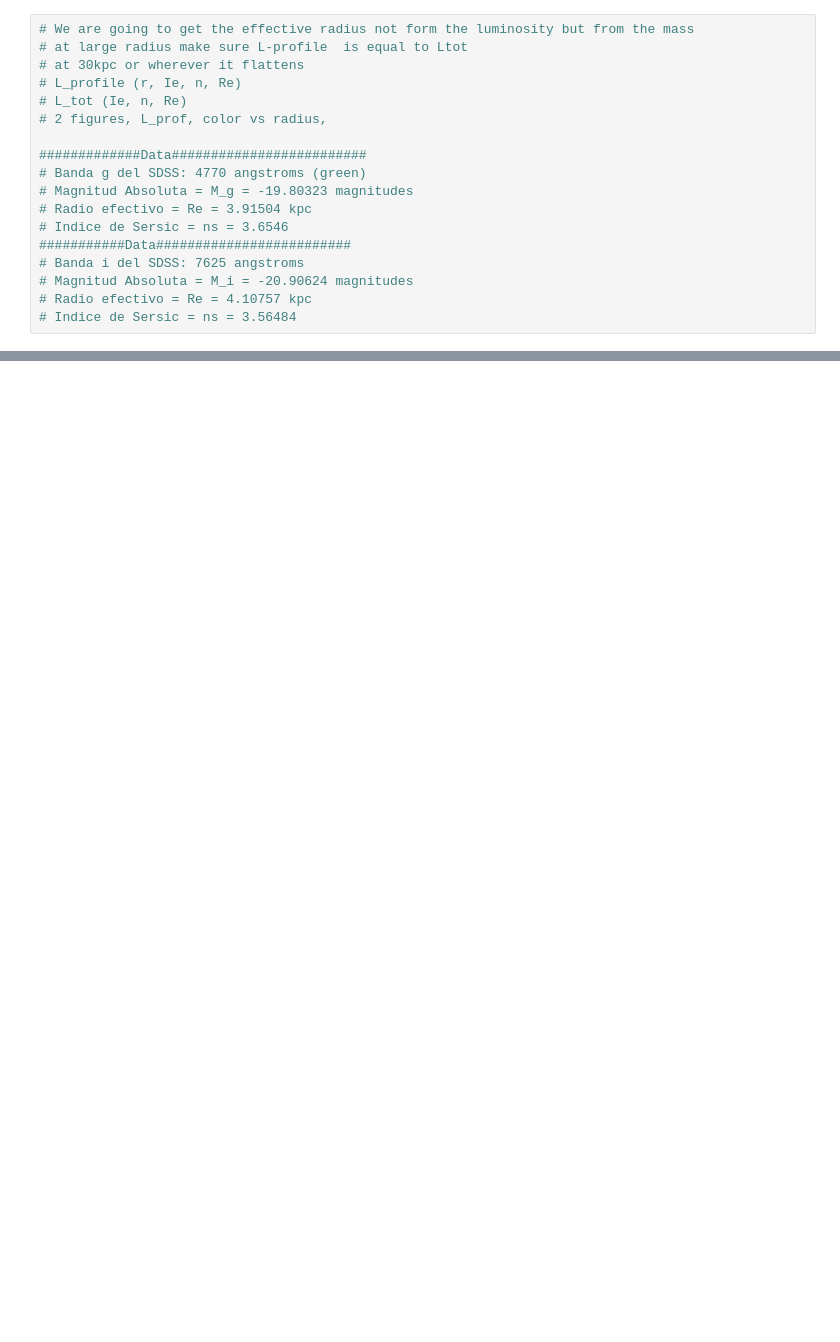
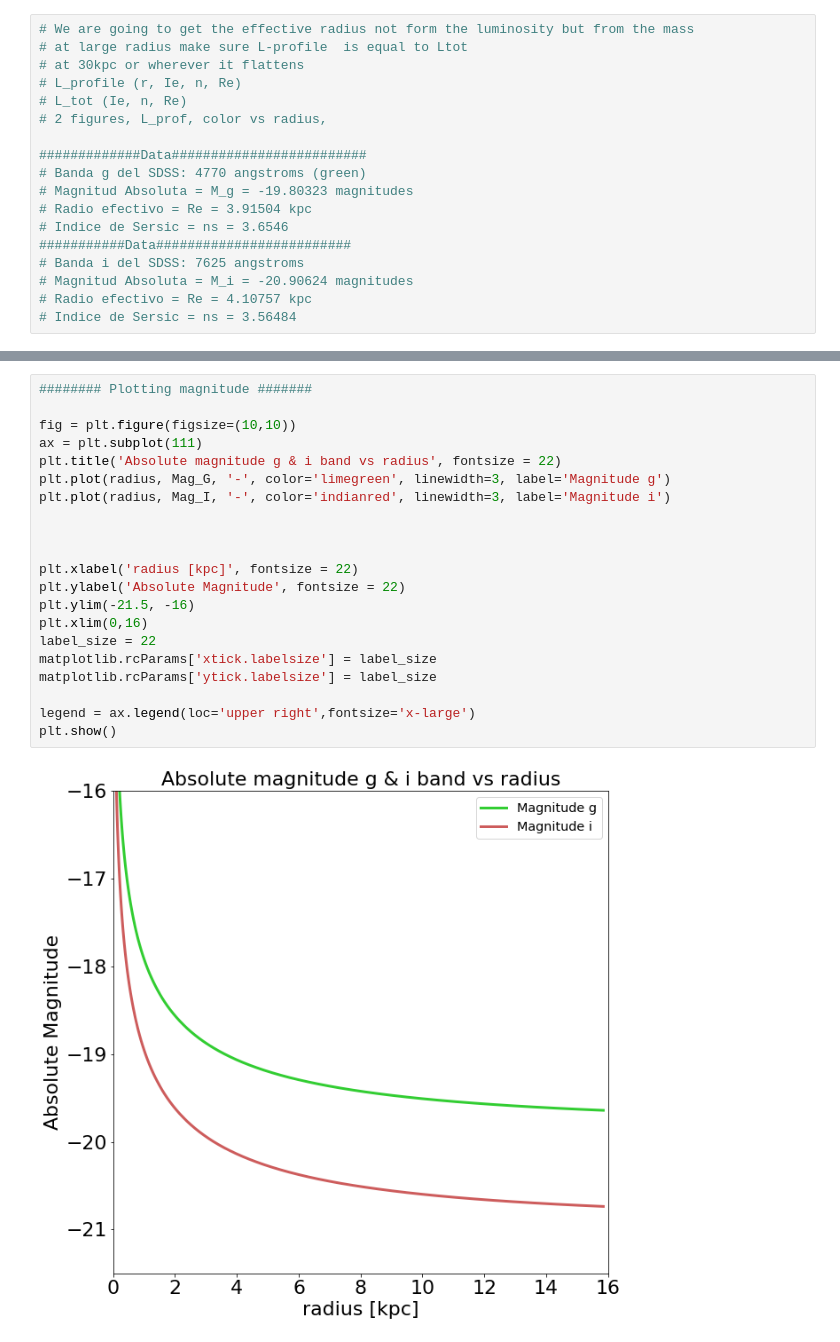
Before and after one commit to Ximena89/UNAM, a Jupyter notebook: mass_frac/Ms_Mdm_frac.ipynb, the cells around one changed output, grey strips where cells are left out. Cells and saved outputs as stored; diff of their text form; blank space fills up the shorter version.

```diff
--- a/mass_frac/Ms_Mdm_frac.ipynb
+++ b/mass_frac/Ms_Mdm_frac.ipynb
@@ -329,0 +401,23 @@ gamma(1)
+# %%
+######## Plotting magnitude #######
+
+fig = plt.figure(figsize=(10,10))
+ax = plt.subplot(111)
+plt.title('Absolute magnitude g & i band vs radius', fontsize = 22)
+plt.plot(radius, Mag_G, '-', color='limegreen', linewidth=3, label='Magnitude g')
+plt.plot(radius, Mag_I, '-', color='indianred', linewidth=3, label='Magnitude i')
+
+
+
+plt.xlabel('radius [kpc]', fontsize = 22)
+plt.ylabel('Absolute Magnitude', fontsize = 22)
+plt.ylim(-21.5, -16)
+plt.xlim(0,16)
+label_size = 22
+matplotlib.rcParams['xtick.labelsize'] = label_size
+matplotlib.rcParams['ytick.labelsize'] = label_size
+
+legend = ax.legend(loc='upper right',fontsize='x-large')
+plt.show()
+# %% [output]
+[figure, added]
```
Also changed, not shown: parts of 15 cells of this notebook.
